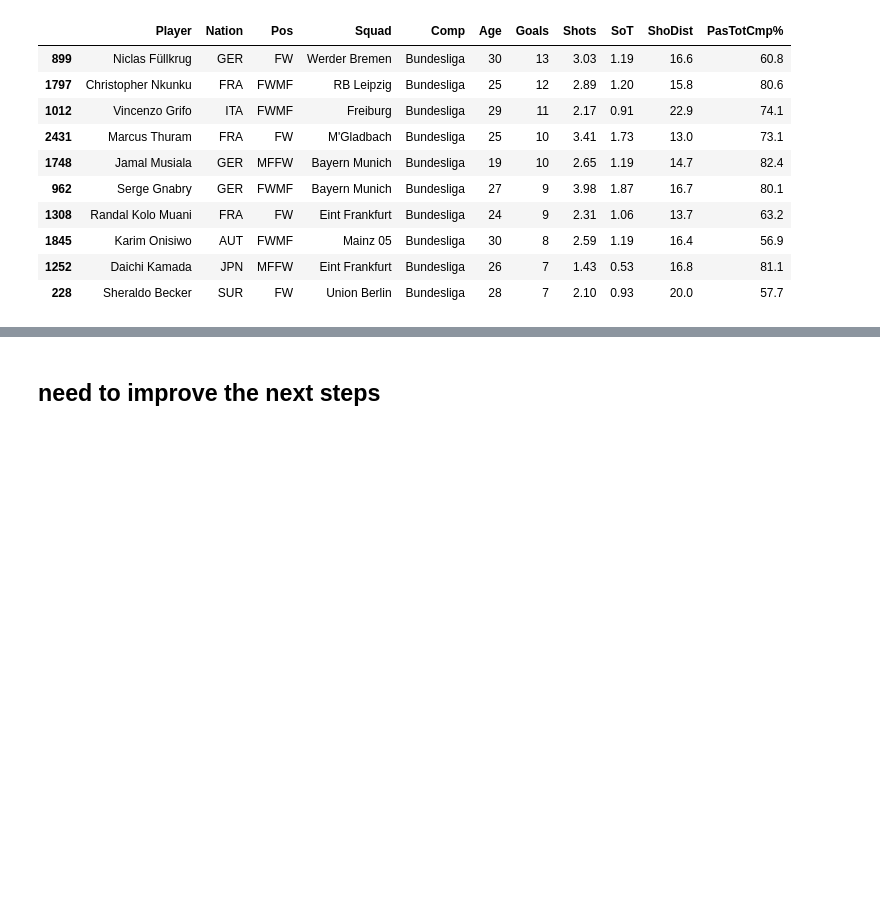
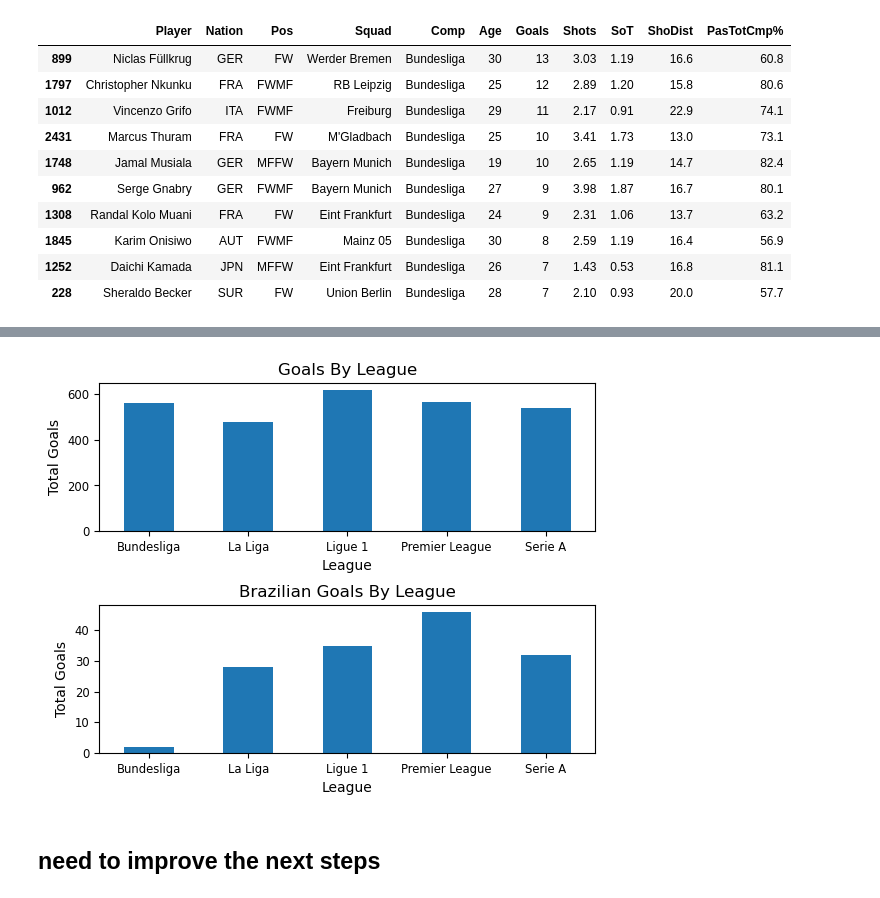
Before and after one commit to tiagoru/Football_Player_Stats, a Jupyter notebook: footbal_analysis.ipynb, the cells around one changed output, grey strips where cells are left out. Saved outputs shown, nothing was run; the diff lists cells and outputs as text; code cells hidden in the pictures; blank space fills up the shorter version.

```diff
--- a/footbal_analysis.ipynb
+++ b/footbal_analysis.ipynb
@@ -210,3 +250,18 @@ plt.show()
+# %%
+plt.subplot(2,1,1)
+League_Goals = df.groupby(['Comp'])['Goals'].sum()
+
+League_Goals.plot.bar(rot=0,title='Goals By League',xlabel='League',ylabel='Total Goals',fontsize='small')
+plt.subplots_adjust(hspace=0.5)
+plt.subplot(2,1,2)
+
+brazilian_goals_by_league = df[df['Nation'] == 'BRA'].groupby('Comp')['Goals'].sum()
+
+brazilian_goals_by_league.plot.bar(rot=0, title='Brazilian Goals By League', xlabel='League', ylabel='Total Goals', fontsize='small')
+
+plt.show()
+# %% [output]
+[figure, added]
 # %% [markdown]
 ## need to improve the next steps
 # %%
```
Also changed, not shown: parts of 5 cells of this notebook.
